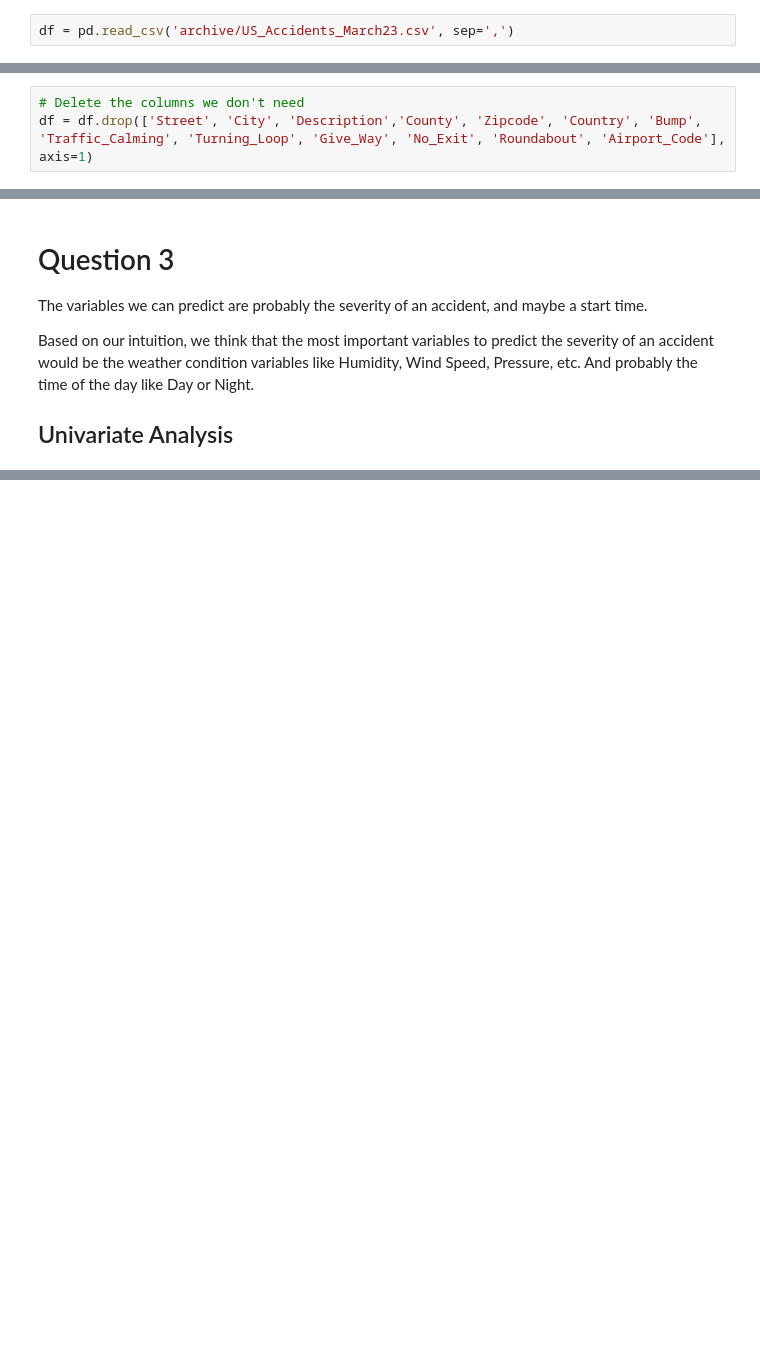
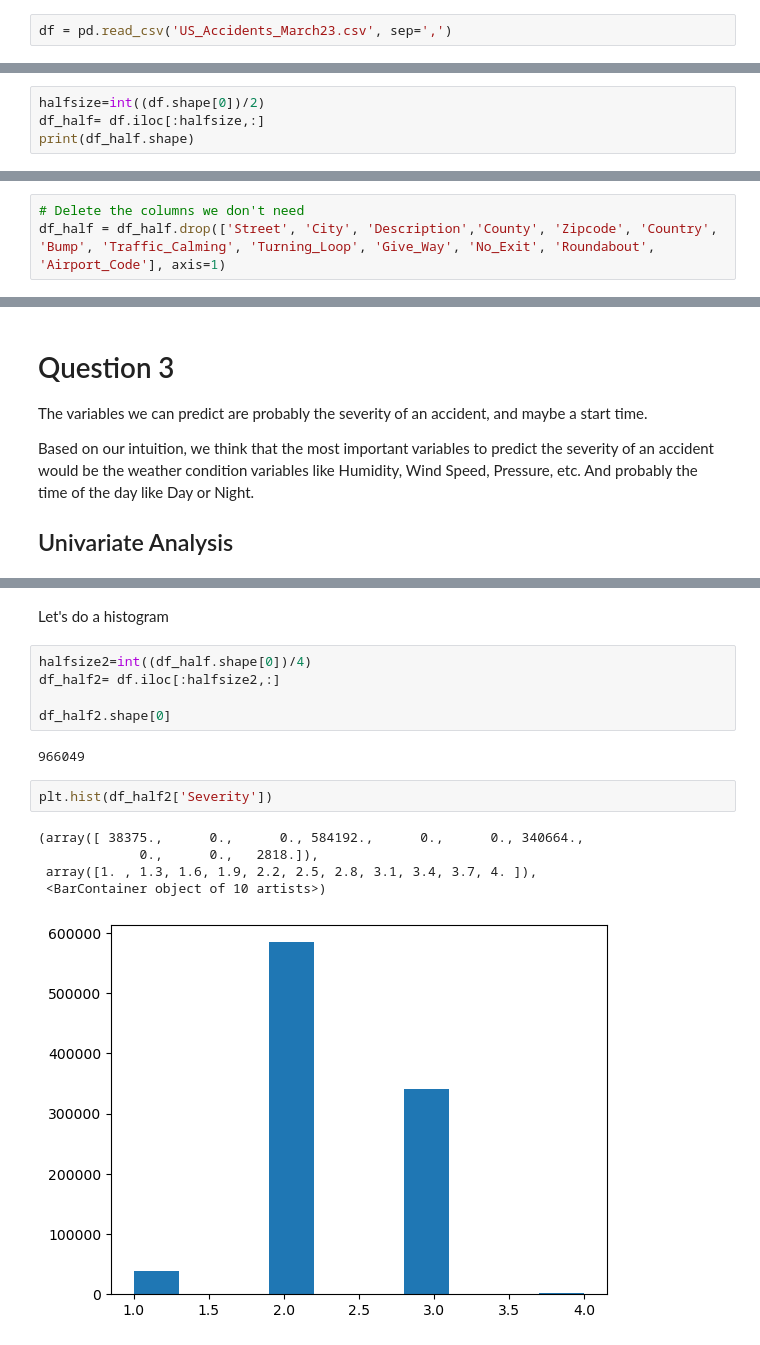
Before and after one commit to RinjieMX/ExplainAI_TD4, a Jupyter notebook: Notebook_TD4.ipynb, the cells around one changed output, grey strips where cells are left out. Drawn from its saved outputs; the diff is of its cells as text; blank space fills up the shorter version.

```diff
--- a/Notebook_TD4.ipynb
+++ b/Notebook_TD4.ipynb
@@ -16,5 +17,5 @@ import seaborn as sns
 # %%
-df = pd.read_csv('archive/US_Accidents_March23.csv', sep=',')
+df = pd.read_csv('US_Accidents_March23.csv', sep=',')
 # %% [markdown]
 ## Observe data
 # %%
@@ -40,0 +74,4 @@ Index(['ID', 'Source', 'Severity', 'Start_Time', 'End_Time', 'Start_Lat',
+# %%
+halfsize=int((df.shape[0])/2)
+df_half= df.iloc[:halfsize,:]
+print(df_half.shape)
@@ -45,5 +84,5 @@ The variable Country only takes US so we can delete it.\
 We can also delete some columns like Airport_Code that won't be relevant.
 # %%
 # Delete the columns we don't need
-df = df.drop(['Street', 'City', 'Description','County', 'Zipcode', 'Country', 'Bump', 'Traffic_Calming', 'Turning_Loop', 'Give_Way', 'No_Exit', 'Roundabout', 'Airport_Code'], axis=1)
+df_half = df_half.drop(['Street', 'City', 'Description','County', 'Zipcode', 'Country', 'Bump', 'Traffic_Calming', 'Turning_Loop', 'Give_Way', 'No_Exit', 'Roundabout', 'Airport_Code'], axis=1)
 # %%
@@ -111,0 +234,17 @@ df.describe
+# %% [markdown]
+Let's do a histogram
+# %%
+halfsize2=int((df_half.shape[0])/4)
+df_half2= df.iloc[:halfsize2,:]
+
+df_half2.shape[0]
+# %% [output]
+966049
+# %%
+plt.hist(df_half2['Severity'])
+# %% [output]
+(array([ 38375.,      0.,      0., 584192.,      0.,      0., 340664.,
+             0.,      0.,   2818.]),
+ array([1. , 1.3, 1.6, 1.9, 2.2, 2.5, 2.8, 3.1, 3.4, 3.7, 4. ]),
+ <BarContainer object of 10 artists>)
+[figure, added]
```
Also changed, not shown: parts of 19 cells of this notebook.
